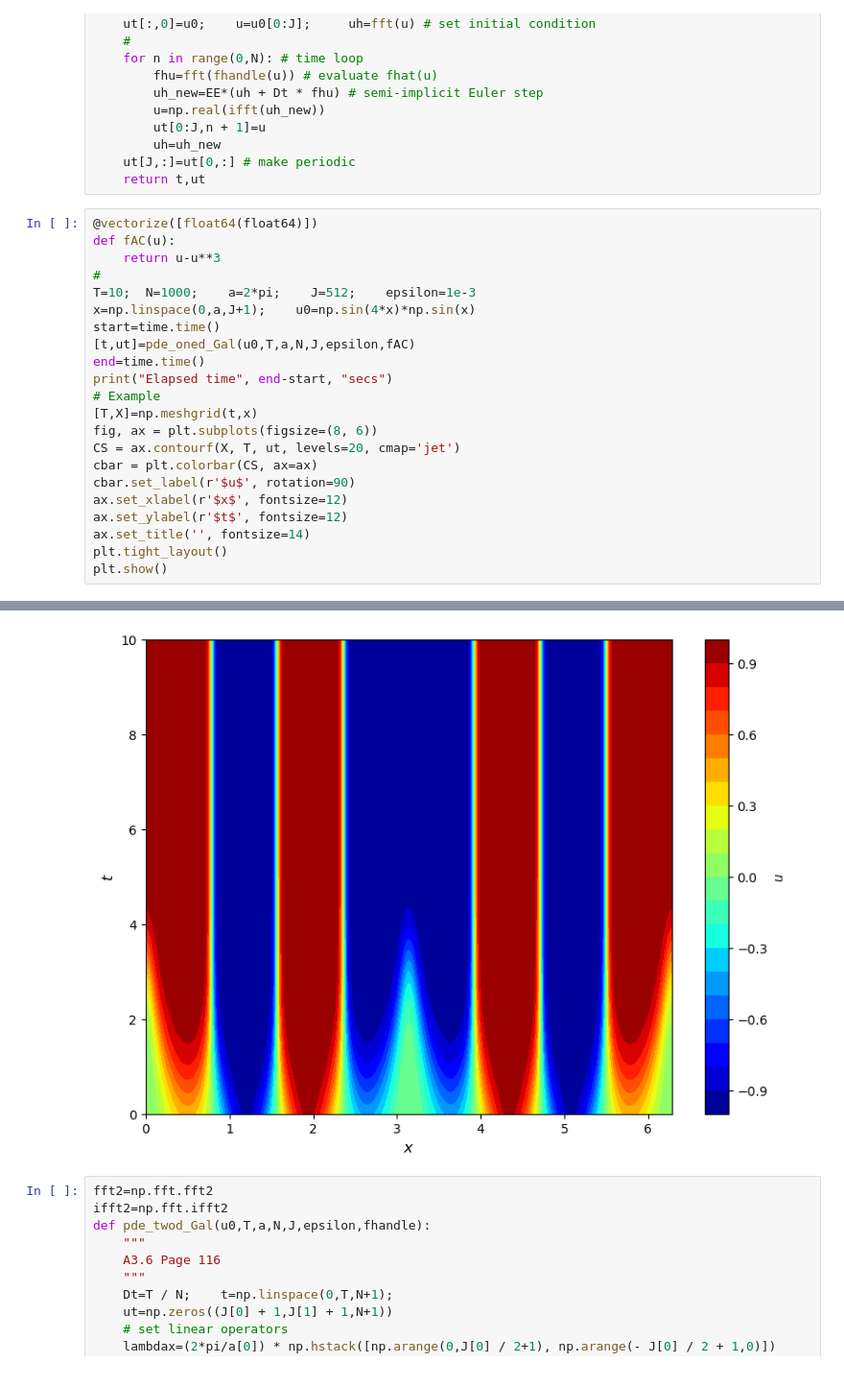
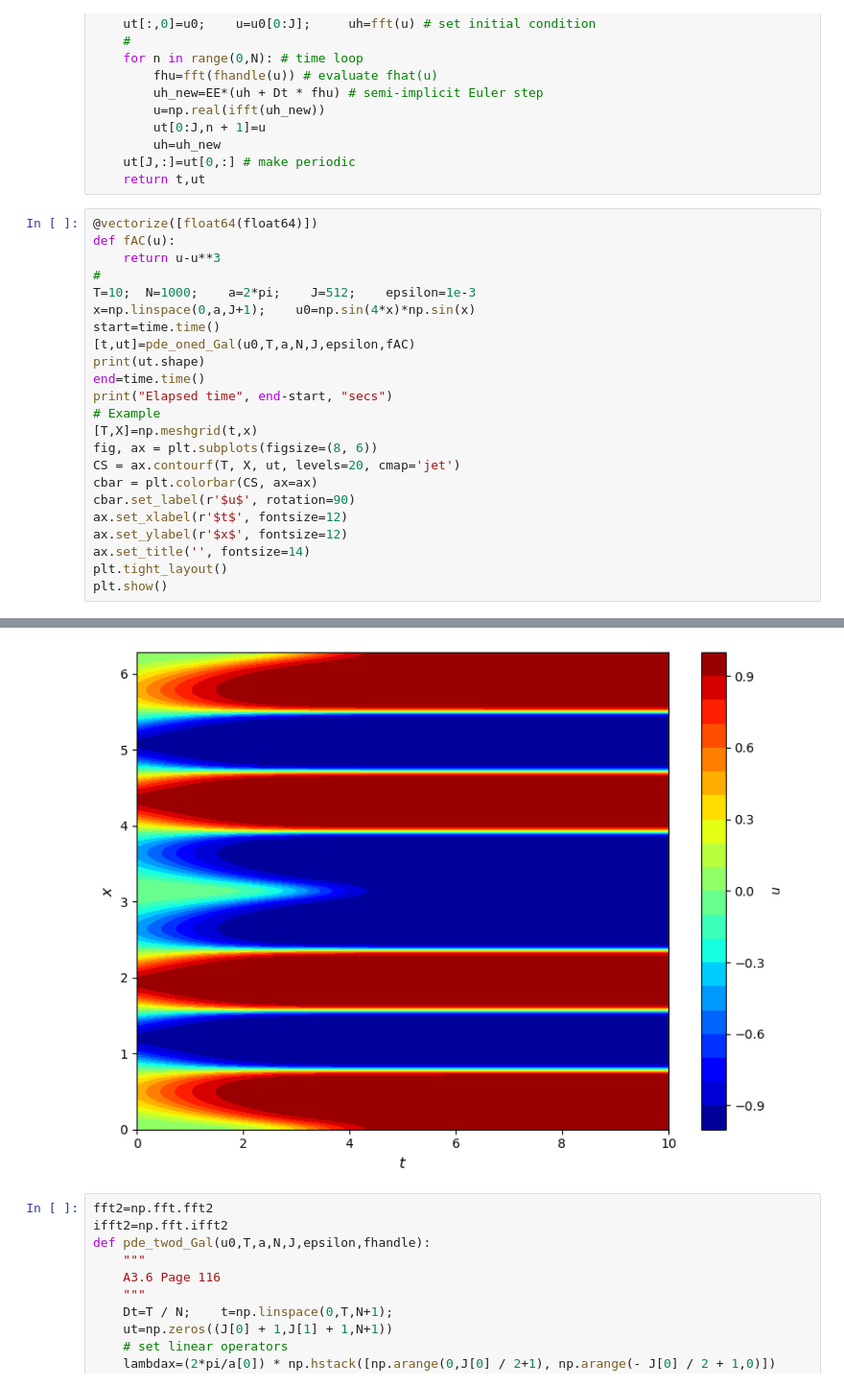
Before and after one commit to cgymmy/learnSDE, a Jupyter notebook: Chp3.ipynb, the cells around one changed output, grey strips where cells are left out. Shown at 96% size. Cells and saved outputs as stored; diff of their text form.

```diff
--- a/Chp3.ipynb
+++ b/Chp3.ipynb
@@ -161,16 +161,17 @@ T=10;  N=1000;    a=2*pi;    J=512;    epsilon=1e-3
 x=np.linspace(0,a,J+1);    u0=np.sin(4*x)*np.sin(x)
 start=time.time()
 [t,ut]=pde_oned_Gal(u0,T,a,N,J,epsilon,fAC)
+print(ut.shape)
 end=time.time()
 print("Elapsed time", end-start, "secs")
 # Example
 [T,X]=np.meshgrid(t,x)
 fig, ax = plt.subplots(figsize=(8, 6))
-CS = ax.contourf(X, T, ut, levels=20, cmap='jet')
+CS = ax.contourf(T, X, ut, levels=20, cmap='jet')
 cbar = plt.colorbar(CS, ax=ax)
 cbar.set_label(r'$u$', rotation=90)
-ax.set_xlabel(r'$x$', fontsize=12)
-ax.set_ylabel(r'$t$', fontsize=12)
+ax.set_xlabel(r'$t$', fontsize=12)
+ax.set_ylabel(r'$x$', fontsize=12)
 ax.set_title('', fontsize=14)
 plt.tight_layout()
 plt.show()
@@ -179,4 +181,4 @@ Elapsed time 0.03113722801208496 secs
-[figure, old version]
+[figure, new version]
 # %%
 fft2=np.fft.fft2
 ifft2=np.fft.ifft2
```
Also changed, not shown: parts of 5 cells of this notebook, 6 other files.
